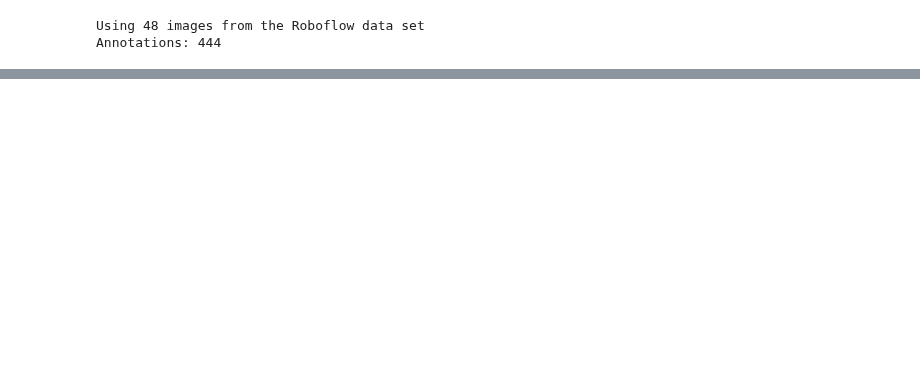
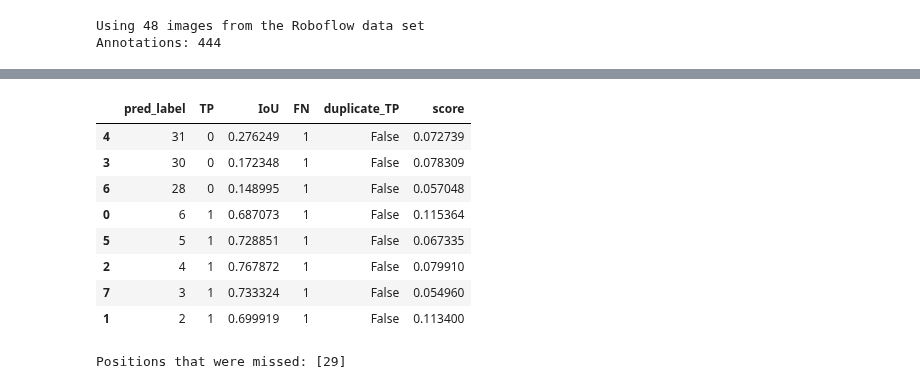
Before and after one commit to awerdich/computervision, a Jupyter notebook: notebooks/detection/10_performance_classes.ipynb, the cells around one changed output, grey strips where cells are left out. Drawn from its saved outputs; the diff is of its cells as text; code cells hidden in the pictures; blank space fills up the shorter version.

```diff
--- a/notebooks/detection/10_performance_classes.ipynb
+++ b/notebooks/detection/10_performance_classes.ipynb
@@ -141,33 +79,0 @@ Predicting batch 10 of 12.
-# %%
-figsize = (4, 4)
-idx = 10
-file = file_list[idx]
-file_name = os.path.basename(file)
-
-file = os.path.join(image_dir, file_name)
-im = ImageData().load_image(file)
-im = ImageData().np2color(im)
-df_file = df.loc[df[file_col] == file_name]
-bbox_list = df_file[bbox_col].tolist()
-pos_list = df_file[pos_col].tolist()
-
-# Predict positions
-output = pred_df.loc[pred_df['image_id'] == idx]
-image_width = output.get('image_width').tolist()[0]
-image_height = output.get('image_height').tolist()[0]
-
-if output is not None:
-    output_bbox_list = output.get('bbox')
-    output_bbox_list = [clipxywh(list(box), xlim=(0, image_width), ylim=(0, image_height)) for box in output_bbox_list]
-    output_cat_list = output.get('category_id')
-    output_pos_list = [id2label.get(cat) for cat in output_cat_list]
-    score_list = output.get('score')
-    output_label_list = [f'P{p}\n{s:.2f}' for p, s in zip(output_pos_list, score_list)]
-
-    print(f'True: {pos_list}')
-    print(f'Pred: {output_pos_list}')
-
-    fig, ax = plt.subplots(figsize=figsize)
-    ax = plot_boxes(image=im, box_list=bbox_list, label_list=pos_list, color='w', ax=ax)
-    ax = plot_boxes(image=im, box_list=output_bbox_list, label_list=output_label_list, ax=ax, offset_xy=(0, 100))
-    plt.show()
@@ -476,0 +283,14 @@ Missed labels (FN): []
+# %%
+display(cl_df)
+print(f'Positions that were missed: {missed}')
+# %% [output]
+|  | pred_label | TP | IoU | FN | duplicate_TP | score |
+| 4 | 31 | 0 | 0.276249 | 1 | False | 0.072739 |
+| 3 | 30 | 0 | 0.172348 | 1 | False | 0.078309 |
+| 6 | 28 | 0 | 0.148995 | 1 | False | 0.057048 |
+| 0 | 6 | 1 | 0.687073 | 1 | False | 0.115364 |
+| 5 | 5 | 1 | 0.728851 | 1 | False | 0.067335 |
+| 2 | 4 | 1 | 0.767872 | 1 | False | 0.079910 |
+| 7 | 3 | 1 | 0.733324 | 1 | False | 0.054960 |
+| 1 | 2 | 1 | 0.699919 | 1 | False | 0.113400 |
+Positions that were missed: [29]
```
Also changed, not shown: parts of 23 cells of this notebook, 6 other files.
